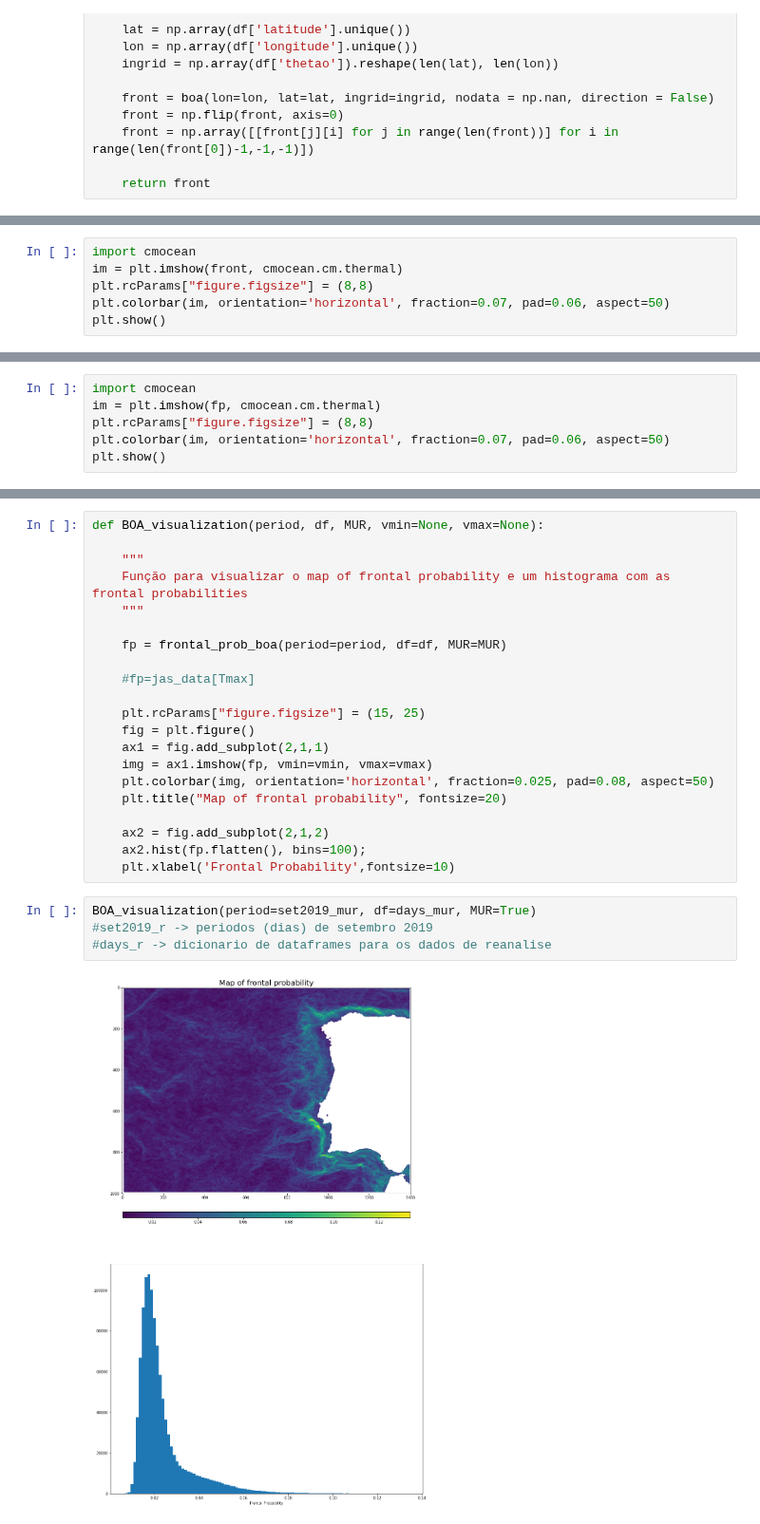
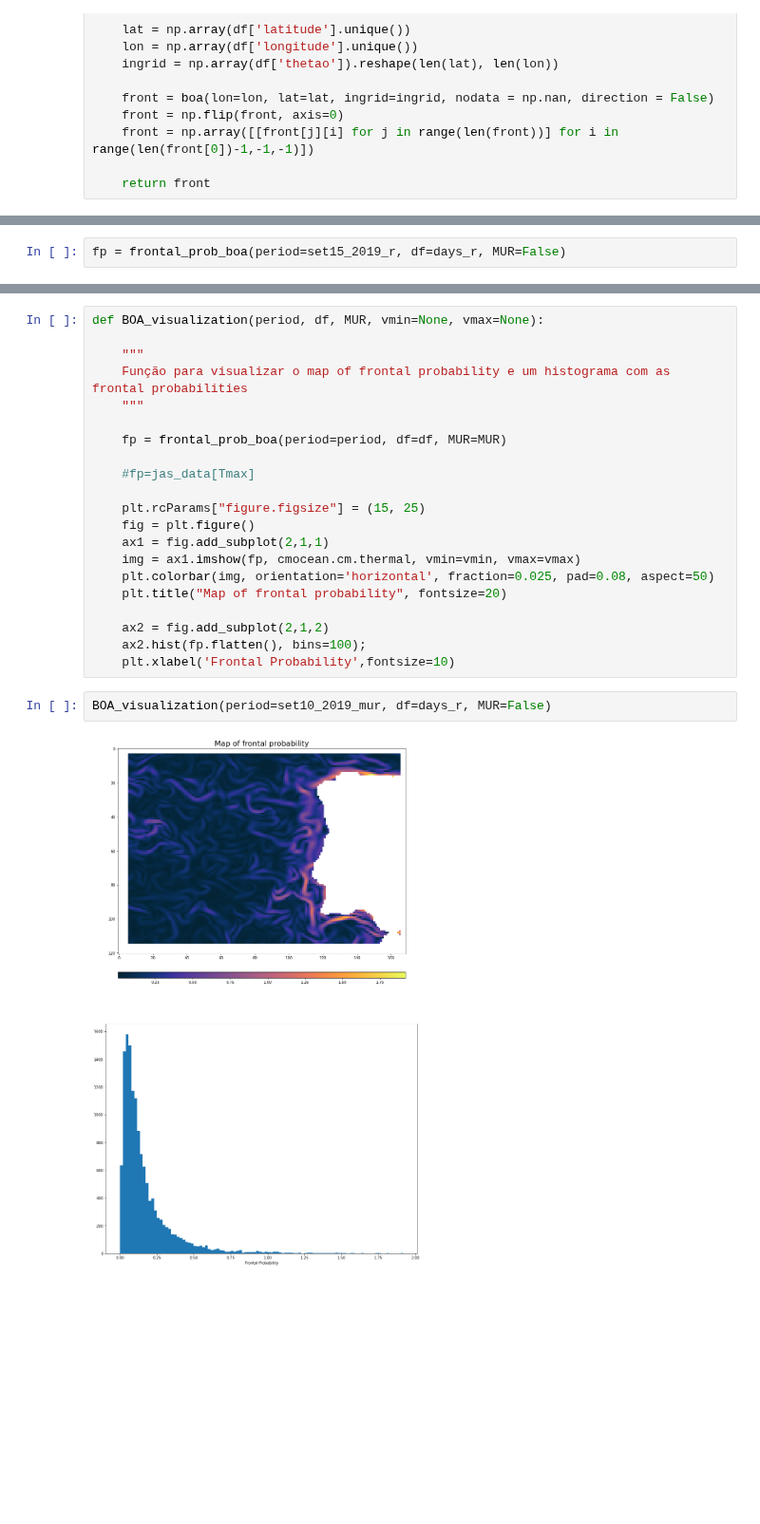
Before and after one commit to CoLAB-ATLANTIC/JUNO, a Jupyter notebook: notebooks/BOA4all.ipynb, the cells around one changed output, grey strips where cells are left out. Shown at 95% size. Saved outputs shown, nothing was run; the diff lists cells and outputs as text; blank space fills up the shorter version.

```diff
--- a/notebooks/BOA4all.ipynb
+++ b/notebooks/BOA4all.ipynb
@@ -340,6 +334,0 @@ front = BOA_aplication(jan1_2014)
-# %%
-import cmocean
-im = plt.imshow(front, cmocean.cm.thermal)
-plt.rcParams["figure.figsize"] = (8,8)
-plt.colorbar(im, orientation='horizontal', fraction=0.07, pad=0.06, aspect=50)
-plt.show()
@@ -367,6 +351,0 @@ fp = frontal_prob_boa(period=set2019_r, df=days_r, MUR=False)
-# %%
-import cmocean
-im = plt.imshow(fp, cmocean.cm.thermal)
-plt.rcParams["figure.figsize"] = (8,8)
-plt.colorbar(im, orientation='horizontal', fraction=0.07, pad=0.06, aspect=50)
-plt.show()
@@ -374,0 +352,2 @@ plt.show()
+# %%
+fp = frontal_prob_boa(period=set15_2019_r, df=days_r, MUR=False)
@@ -386,7 +373,7 @@ def BOA_visualization(period, df, MUR, vmin=None, vmax=None):
     plt.rcParams["figure.figsize"] = (15, 25)
     fig = plt.figure()
     ax1 = fig.add_subplot(2,1,1)
-    img = ax1.imshow(fp, vmin=vmin, vmax=vmax)
+    img = ax1.imshow(fp, cmocean.cm.thermal, vmin=vmin, vmax=vmax)
     plt.colorbar(img, orientation='horizontal', fraction=0.025, pad=0.08, aspect=50)
     plt.title("Map of frontal probability", fontsize=20)
 
@@ -394,8 +381,6 @@ def BOA_visualization(period, df, MUR, vmin=None, vmax=None):
     ax2.hist(fp.flatten(), bins=100);
     plt.xlabel('Frontal Probability',fontsize=10)
 # %%
-BOA_visualization(period=set2019_mur, df=days_mur, MUR=True)
-#set2019_r -> periodos (dias) de setembro 2019
-#days_r -> dicionario de dataframes para os dados de reanalise
+BOA_visualization(period=set10_2019_mur, df=days_r, MUR=False)
 # %% [output]
-[figure, old version]
+[figure, new version]
```
Also changed, not shown: parts of 29 cells of this notebook, 5 other files.
